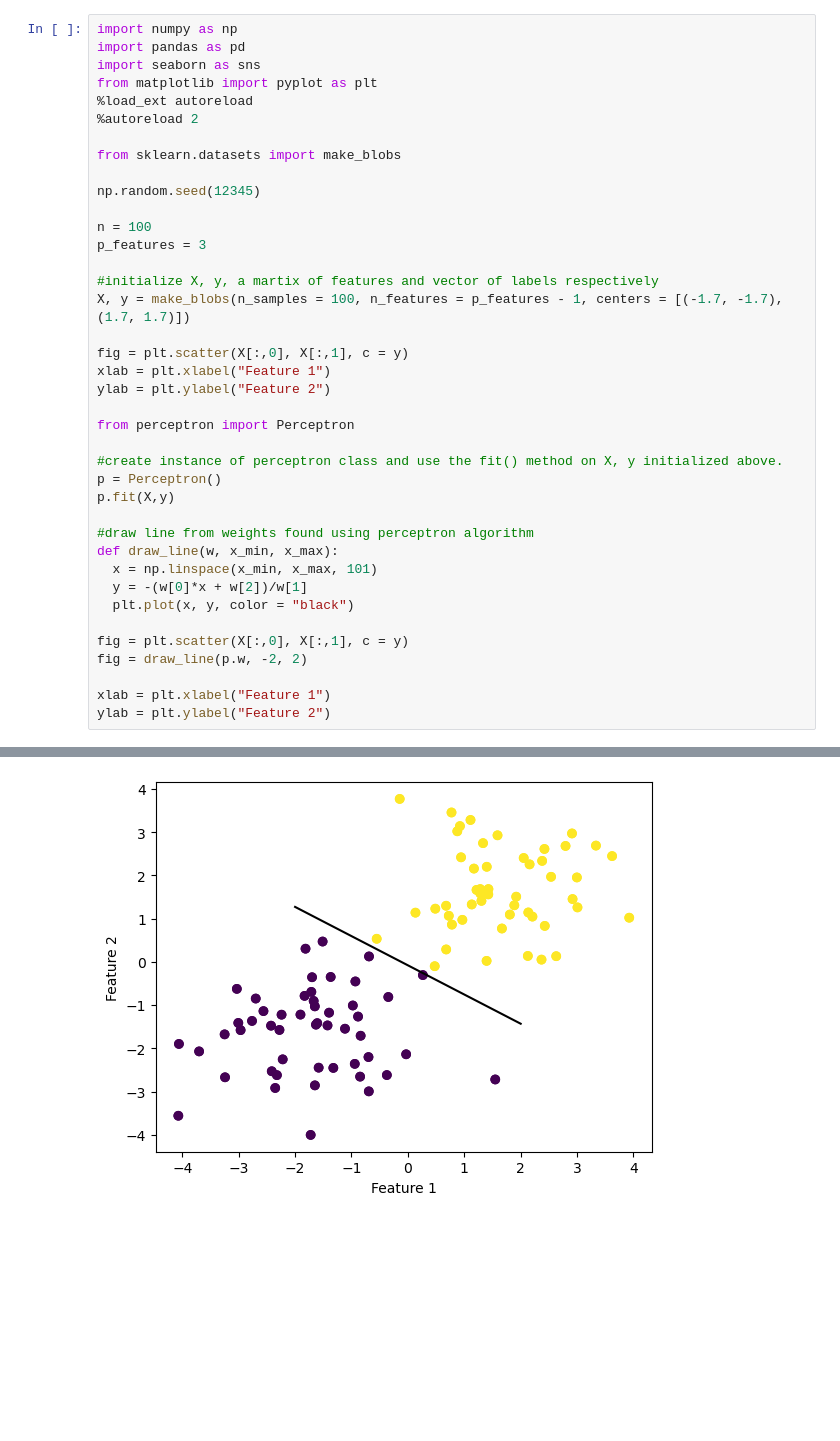
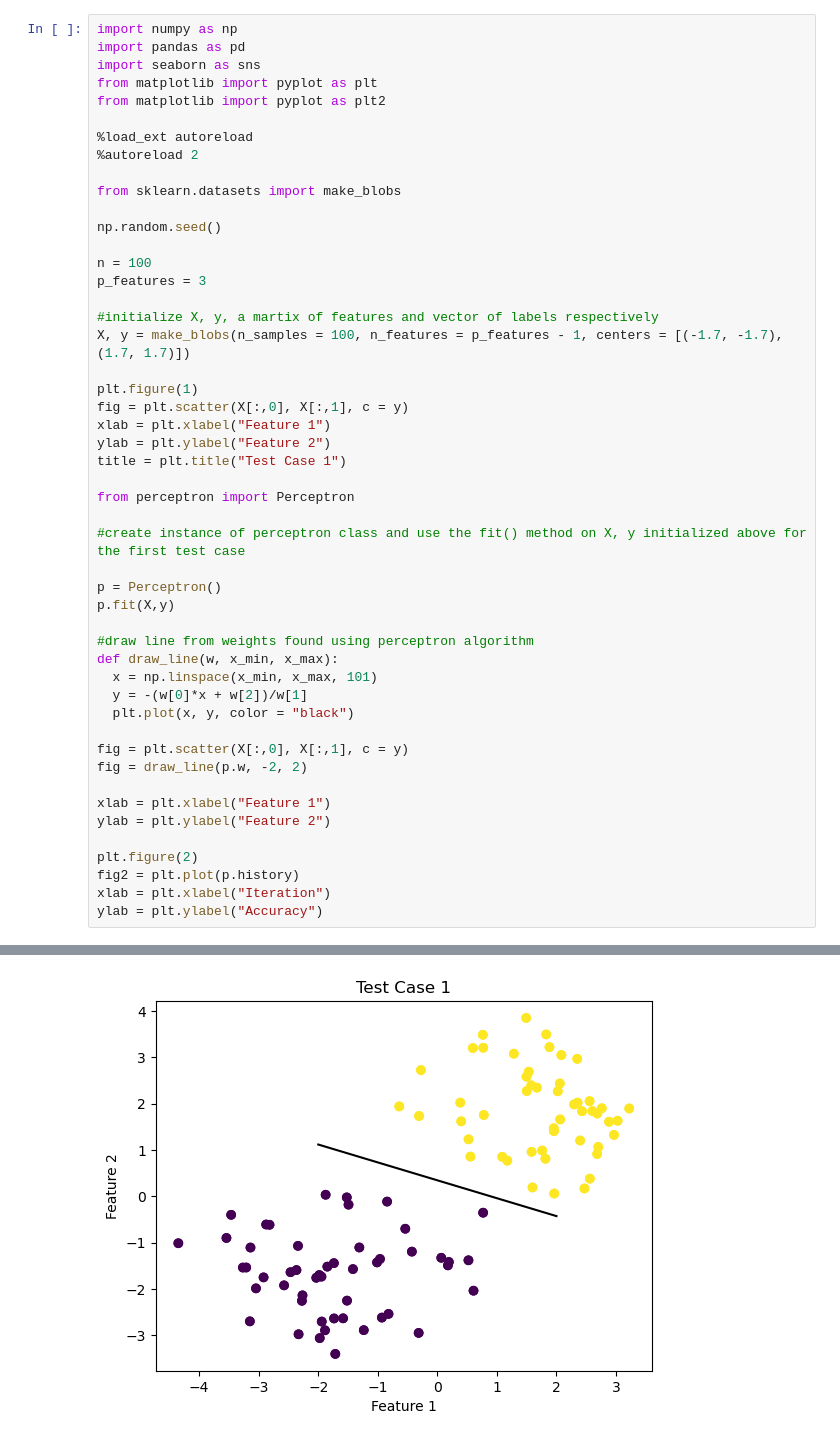
Before and after one commit to kate-kenny/kate-kenny.github.io, a Jupyter notebook: posts/blog1/perceptron.ipynb, the cells around one changed output, grey strips where cells are left out. Drawn from its saved outputs; the diff is of its cells as text; blank space fills up the shorter version.

Commit message:
perceptronblogupdate

```diff
--- a/posts/blog1/perceptron.ipynb
+++ b/posts/blog1/perceptron.ipynb
@@ -15,12 +19,14 @@ import numpy as np
 import pandas as pd
 import seaborn as sns
 from matplotlib import pyplot as plt
+from matplotlib import pyplot as plt2
+
 %load_ext autoreload
 %autoreload 2
 
 from sklearn.datasets import make_blobs
 
-np.random.seed(12345)
+np.random.seed()
 
 n = 100
 p_features = 3
@@ -28,13 +34,16 @@ p_features = 3
 #initialize X, y, a martix of features and vector of labels respectively
 X, y = make_blobs(n_samples = 100, n_features = p_features - 1, centers = [(-1.7, -1.7), (1.7, 1.7)])
 
+plt.figure(1)
 fig = plt.scatter(X[:,0], X[:,1], c = y)
 xlab = plt.xlabel("Feature 1")
 ylab = plt.ylabel("Feature 2")
+title = plt.title("Test Case 1")
 
 from perceptron import Perceptron
 
-#create instance of perceptron class and use the fit() method on X, y initialized above.
+#create instance of perceptron class and use the fit() method on X, y initialized above for the first test case
+
 p = Perceptron()
 p.fit(X,y)
 
@@ -49,6 +58,11 @@ fig = draw_line(p.w, -2, 2)
 
 xlab = plt.xlabel("Feature 1")
 ylab = plt.ylabel("Feature 2")
+
+plt.figure(2)
+fig2 = plt.plot(p.history)
+xlab = plt.xlabel("Iteration")
+ylab = plt.ylabel("Accuracy")
 # %% [output]
 The autoreload extension is already loaded. To reload it, use:
   %reload_ext autoreload
@@ -56 +69 @@ The autoreload extension is already loaded. To reload it, use:
-[figure, old version]
+[figure, new version]
```
Also changed, not shown: parts of 5 cells of this notebook, 2 other files.
